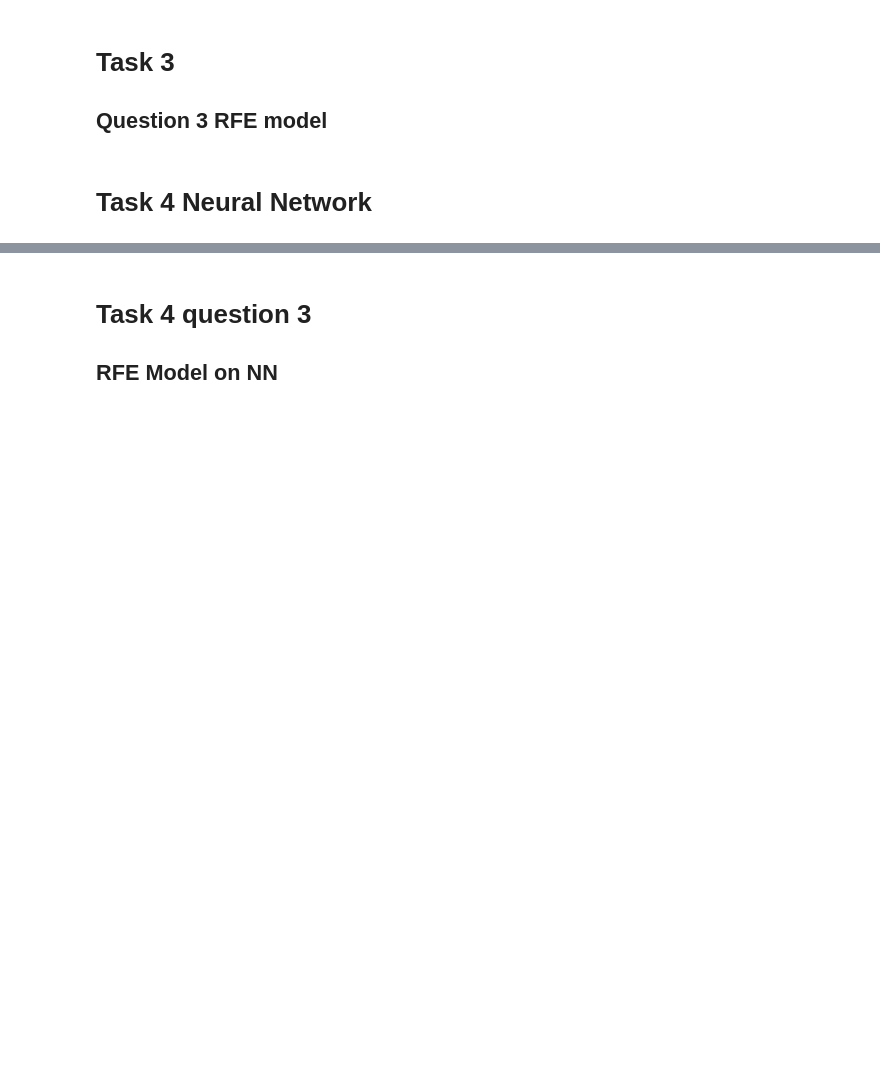
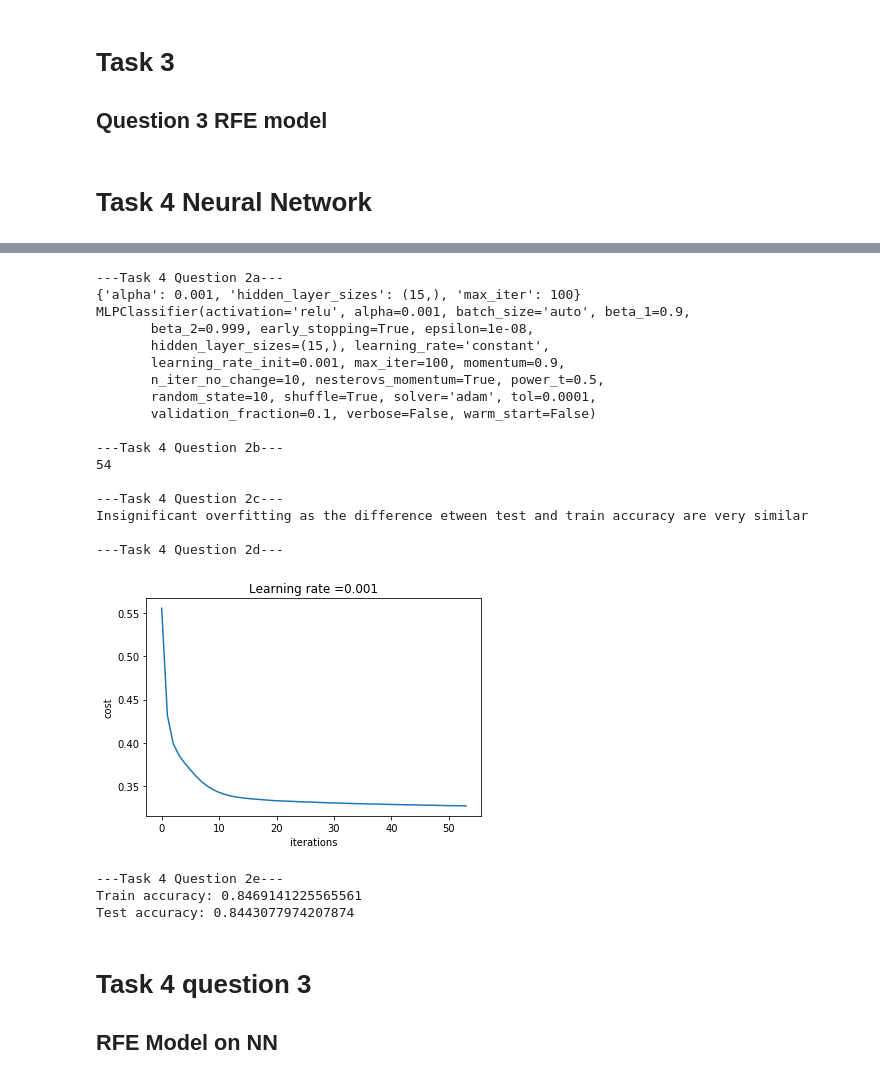
Before and after one commit to Wesleyzxc/DataMining, a Jupyter notebook: DMProj1.ipynb, the cells around one changed output, grey strips where cells are left out. Cells and saved outputs as stored; diff of their text form; code cells hidden in the pictures; blank space fills up the shorter version.

```diff
--- a/DMProj1.ipynb
+++ b/DMProj1.ipynb
@@ -578,28 +598,50 @@ print("Test accuracy:", mlp.score(X_test, y_test))
 # %%
 params = {'hidden_layer_sizes': [(13,), (15,), (17,), (19,)], 'alpha': [0.001, 0.0001, 0.00001], 'max_iter': np.arange(100,250,50)}
 mlpGS = GridSearchCV(param_grid=params, estimator=MLPClassifier(random_state=rs, early_stopping=True))
-mlpGS.fit(X_train, y_train)
+mlpGS.fit(X_train_NN, y_train_NN)
 
 print("\n---Task 4 Question 2a---")
 print(mlpGS.best_params_)
 print(mlpGS.best_estimator_)
 
 print("\n---Task 4 Question 2b---")
 print(mlpGS.best_estimator_.n_iter_)
 
 print("\n---Task 4 Question 2c---")
 print("Insignificant overfitting as the difference etween test and train accuracy are very similar")
 
 print("\n---Task 4 Question 2d---")
 plt.plot(mlpGS.best_estimator_.loss_curve_)
 plt.ylabel('cost')
 plt.xlabel('iterations')
 plt.title("Learning rate =" + str(0.001))
 plt.show()
 
 print("\n---Task 4 Question 2e---")
-print("Train accuracy:", mlpGS.score(X_train, y_train))
-print("Test accuracy:", mlpGS.score(X_test, y_test))
+print("Train accuracy:", mlpGS.score(X_train_NN, y_train_NN))
+print("Test accuracy:", mlpGS.score(X_test_NN, y_test_NN))
+# %% [output]
+---Task 4 Question 2a---
+{'alpha': 0.001, 'hidden_layer_sizes': (15,), 'max_iter': 100}
+MLPClassifier(activation='relu', alpha=0.001, batch_size='auto', beta_1=0.9,
+       beta_2=0.999, early_stopping=True, epsilon=1e-08,
+       hidden_layer_sizes=(15,), learning_rate='constant',
+       learning_rate_init=0.001, max_iter=100, momentum=0.9,
+       n_iter_no_change=10, nesterovs_momentum=True, power_t=0.5,
+       random_state=10, shuffle=True, solver='adam', tol=0.0001,
+       validation_fraction=0.1, verbose=False, warm_start=False)
+
+---Task 4 Question 2b---
+54
+
+---Task 4 Question 2c---
+Insignificant overfitting as the difference etween test and train accuracy are very similar
+
+---Task 4 Question 2d---
+[figure, added]
+---Task 4 Question 2e---
+Train accuracy: 0.8469141225565561
+Test accuracy: 0.8443077974207874
 # %% [markdown]
 # Task 4 question 3
 ## RFE Model on NN
```
Also changed, not shown: parts of 7 cells of this notebook.
